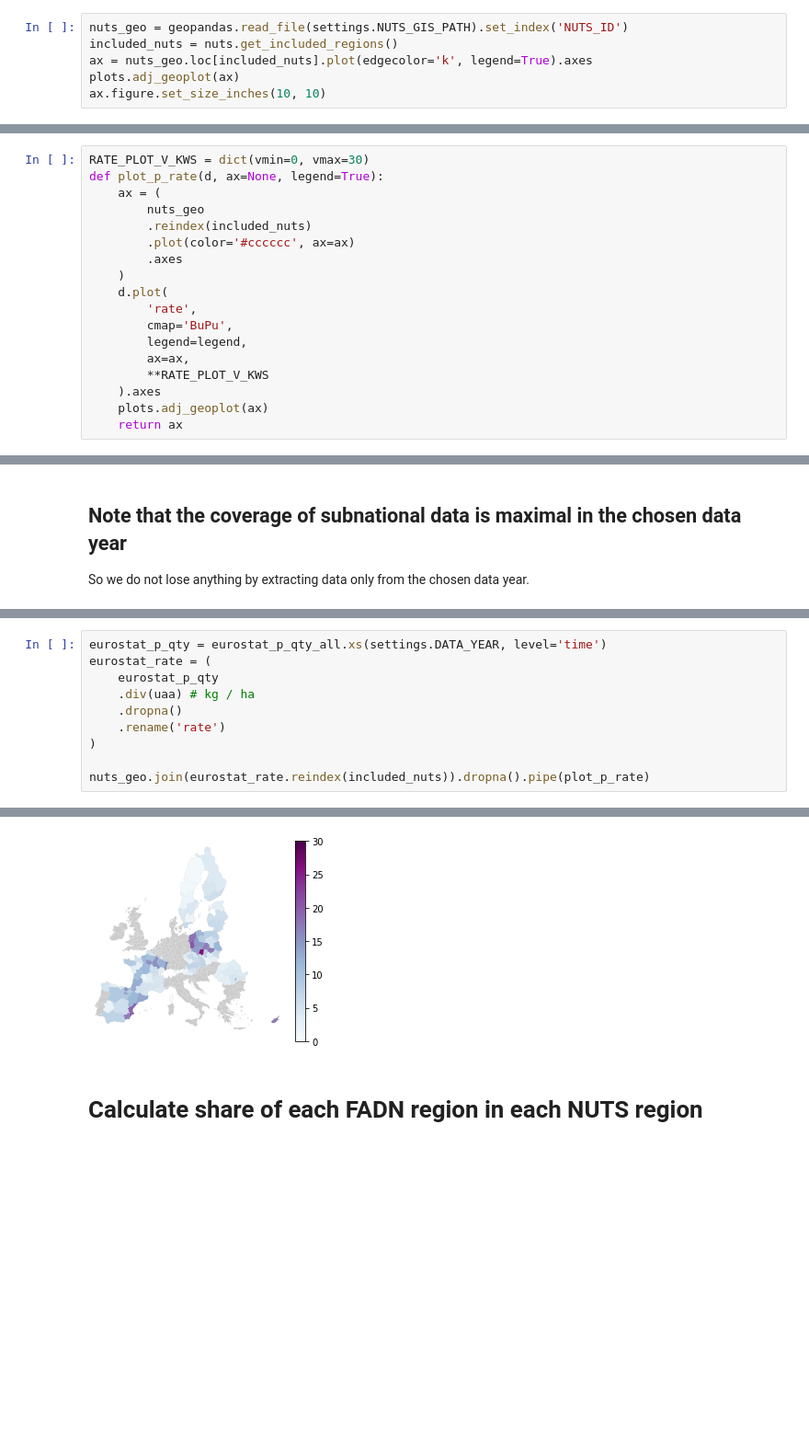
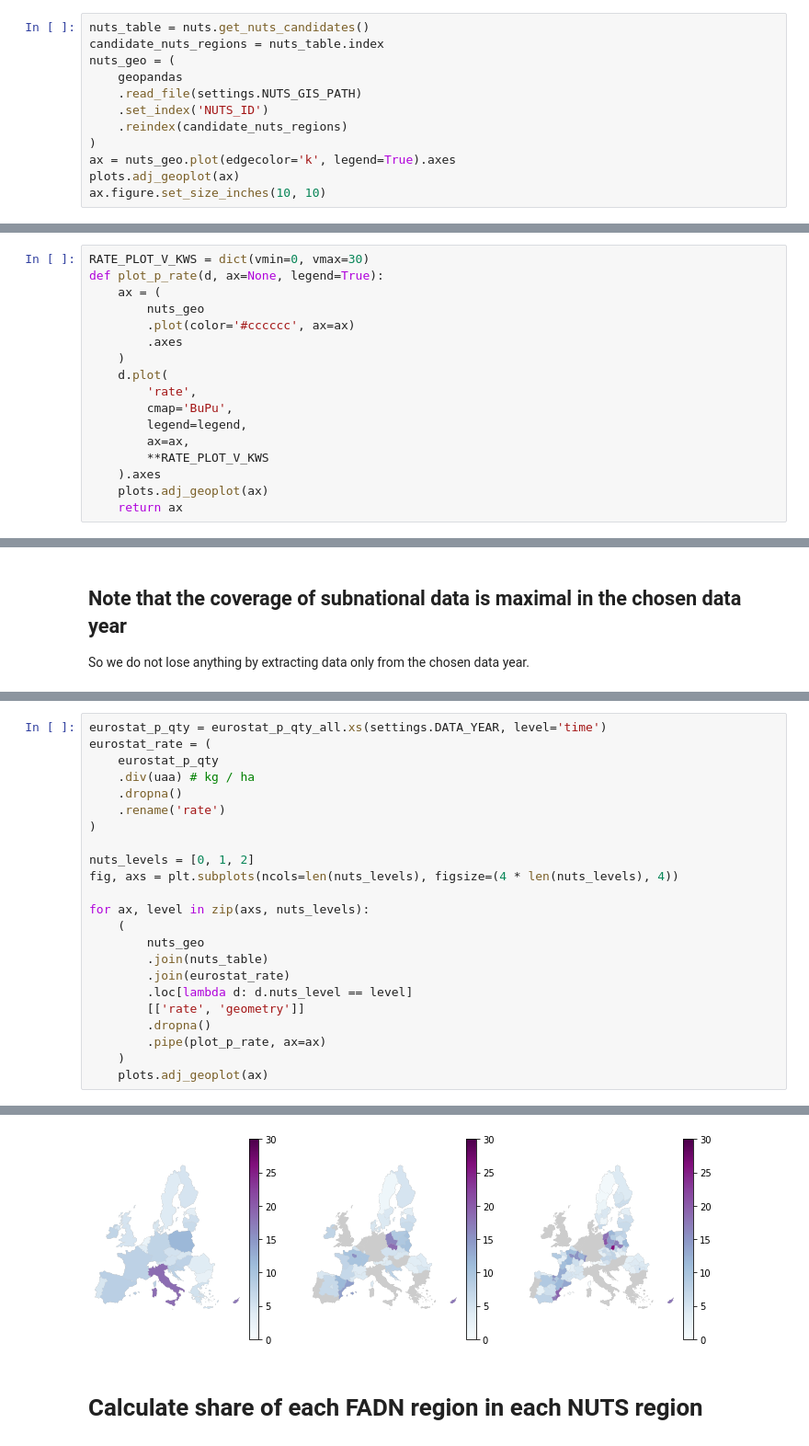
Before and after one commit to rasmuse/subnational-p-budgets, a Jupyter notebook: Mineral P rates.ipynb, the cells around one changed output, grey strips where cells are left out. Shown: that part at 92% size. Saved outputs shown, nothing was run; the diff lists cells and outputs as text; blank space fills up the shorter version.

Commit message:
Calculate things on all NUTS levels

```diff
--- a/Mineral P rates.ipynb
+++ b/Mineral P rates.ipynb
@@ -12,9 +12,15 @@ import plots
 # %% [markdown]
 # Load NUTS regions GIS data
 # %%
-nuts_geo = geopandas.read_file(settings.NUTS_GIS_PATH).set_index('NUTS_ID')
-included_nuts = nuts.get_included_regions()
-ax = nuts_geo.loc[included_nuts].plot(edgecolor='k', legend=True).axes
+nuts_table = nuts.get_nuts_candidates()
+candidate_nuts_regions = nuts_table.index
+nuts_geo = (
+    geopandas
+    .read_file(settings.NUTS_GIS_PATH)
+    .set_index('NUTS_ID')
+    .reindex(candidate_nuts_regions)
+)
+ax = nuts_geo.plot(edgecolor='k', legend=True).axes
 plots.adj_geoplot(ax)
 ax.figure.set_size_inches(10, 10)
 # %% [output]
@@ -93,7 +99,6 @@ RATE_PLOT_V_KWS = dict(vmin=0, vmax=30)
 def plot_p_rate(d, ax=None, legend=True):
     ax = (
         nuts_geo
-        .reindex(included_nuts)
         .plot(color='#cccccc', ax=ax)
         .axes
     )
@@ -199,5 +204,18 @@ eurostat_rate = (
     .rename('rate')
 )
 
-nuts_geo.join(eurostat_rate.reindex(included_nuts)).dropna().pipe(plot_p_rate)
+nuts_levels = [0, 1, 2]
+fig, axs = plt.subplots(ncols=len(nuts_levels), figsize=(4 * len(nuts_levels), 4))
+
+for ax, level in zip(axs, nuts_levels):
+    (
+        nuts_geo
+        .join(nuts_table)
+        .join(eurostat_rate)
+        .loc[lambda d: d.nuts_level == level]
+        [['rate', 'geometry']]
+        .dropna()
+        .pipe(plot_p_rate, ax=ax)
+    )
+    plots.adj_geoplot(ax)
 # %% [output]
@@ -205,4 +222,4 @@ nuts_geo.join(eurostat_rate.reindex(included_nuts)).dropna().pipe(plot_p_rate)
-[figure, old version]
+[figure, new version]
 # %% [markdown]
 # Calculate share of each FADN region in each NUTS region
 # %%
```
Also changed, not shown: parts of 19 cells of this notebook, 4 other files.
